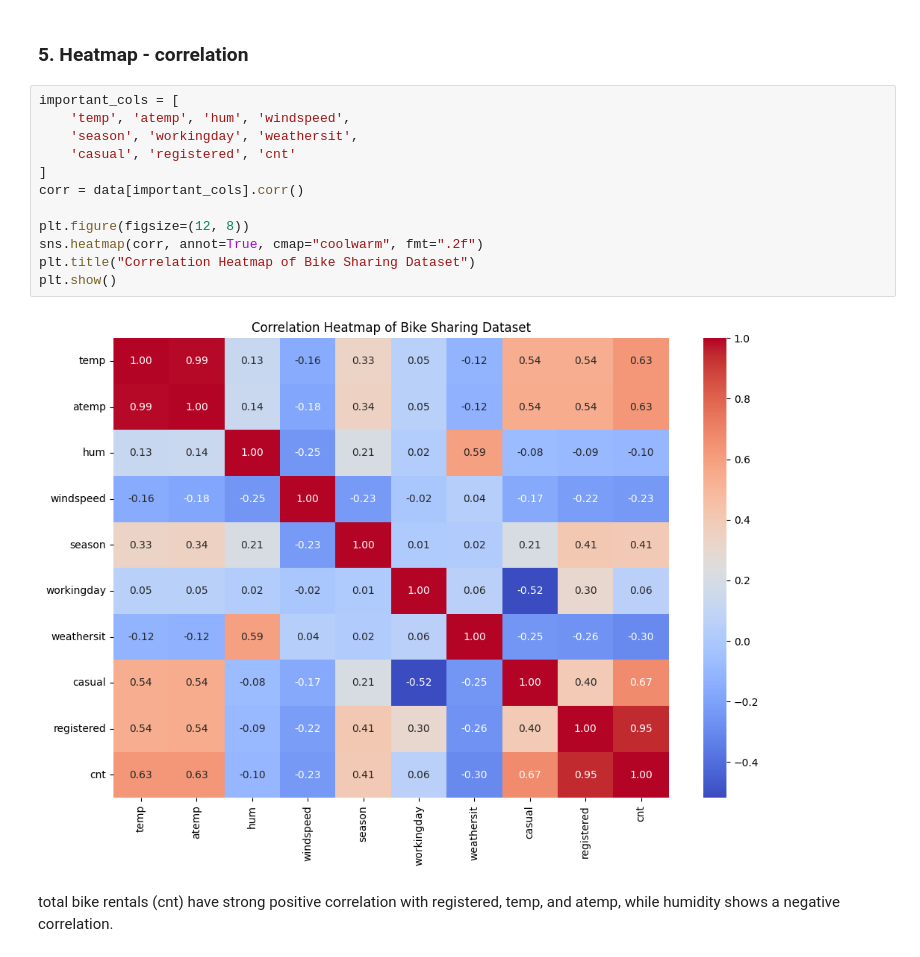
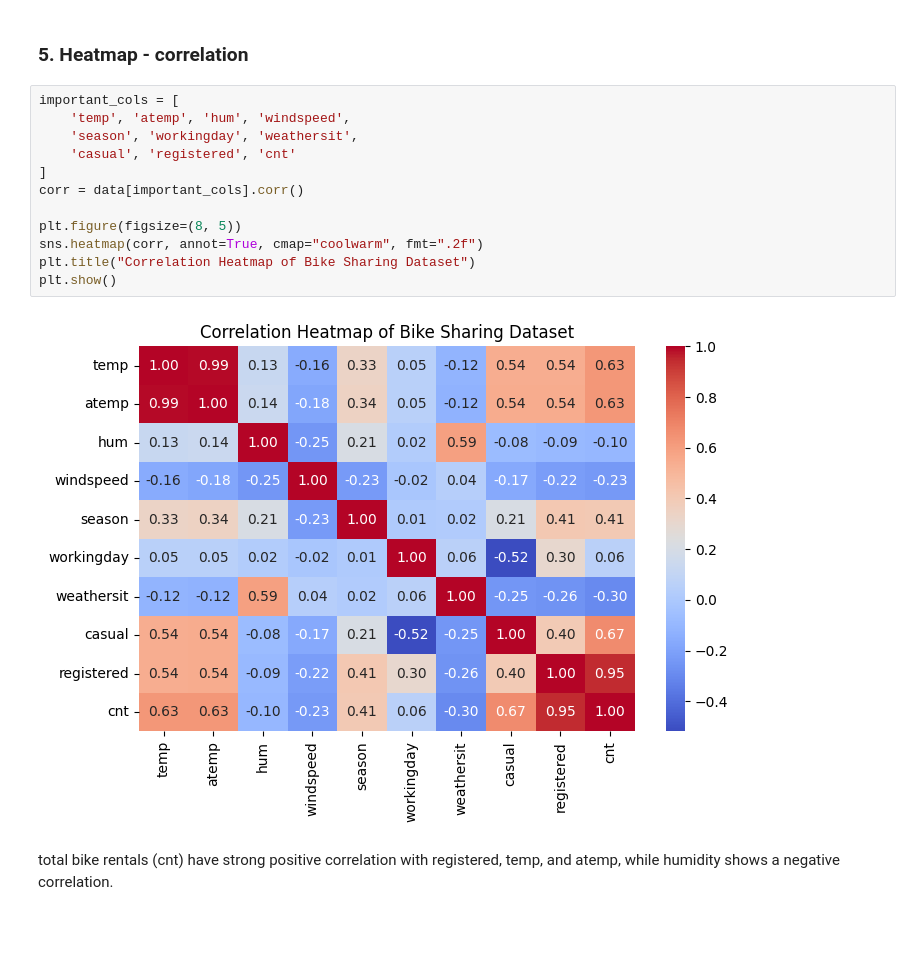
Before and after one commit to RupaliShewale09/AIML-Internship-codentry, a Jupyter notebook: regression_task/Decision-Tree/bike_rent_count.ipynb, the cells around one changed output. Cells and saved outputs as stored; diff of their text form; blank space fills up the shorter version.

```diff
--- a/regression_task/Decision-Tree/bike_rent_count.ipynb
+++ b/regression_task/Decision-Tree/bike_rent_count.ipynb
@@ -144,17 +148,17 @@ Working days show more consistent and slightly higher rentals.
 # %%
 important_cols = [
     'temp', 'atemp', 'hum', 'windspeed',
     'season', 'workingday', 'weathersit',
     'casual', 'registered', 'cnt'
 ]
 corr = data[important_cols].corr()
 
-plt.figure(figsize=(12, 8))
+plt.figure(figsize=(8, 5))
 sns.heatmap(corr, annot=True, cmap="coolwarm", fmt=".2f")
 plt.title("Correlation Heatmap of Bike Sharing Dataset")
 plt.show()
 # %% [output]
-[figure, old version]
+[figure, new version]
 # %% [markdown]
 total bike rentals (cnt) have strong positive correlation with registered, temp, and atemp, while humidity shows a negative correlation.
 # %% [markdown]
```
Also changed, not shown: parts of 4 cells of this notebook.
